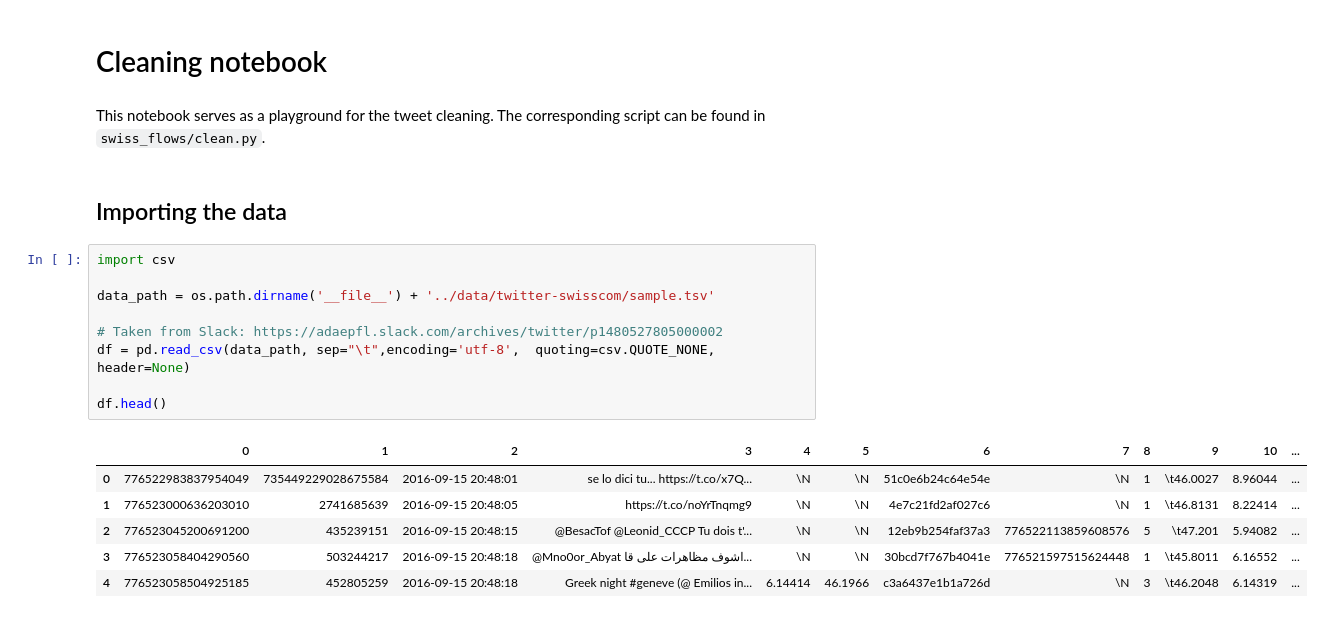
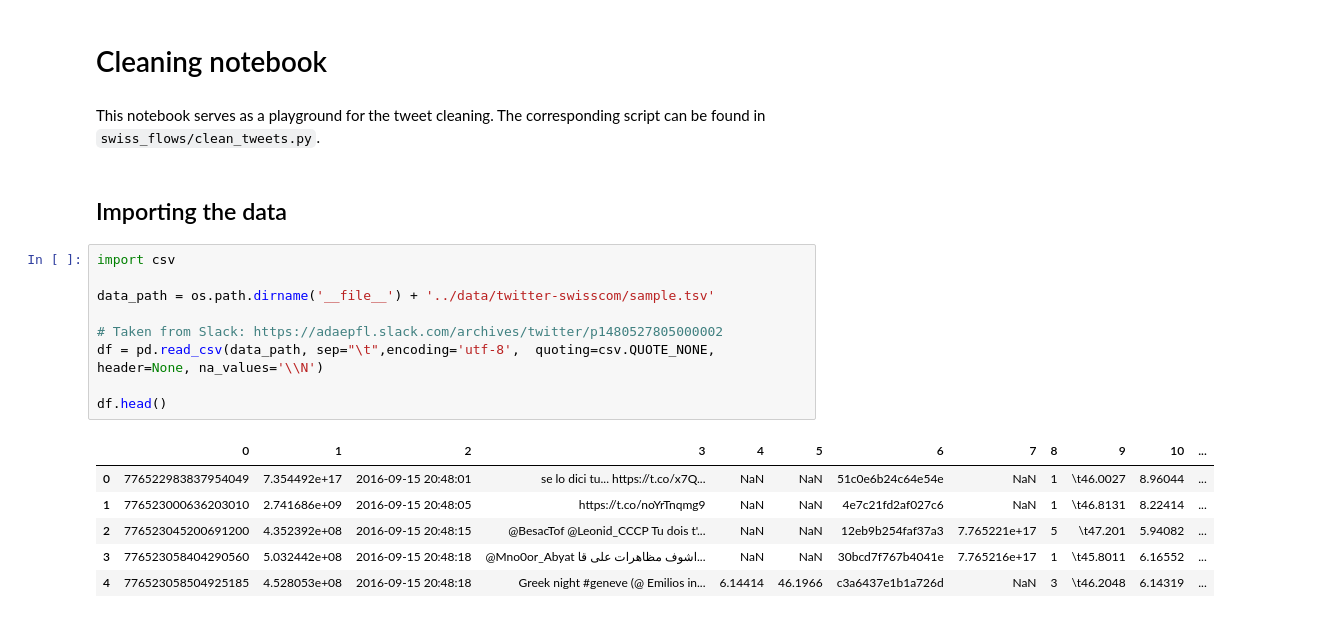
Before and after one commit to paulnicolet/ADA-Project, a Jupyter notebook: notebooks/cleaning.ipynb, the cells around one changed output. Drawn from its saved outputs; the diff is of its cells as text.

Commit message:
Correct cleaning notebook and create script

````diff
--- a/notebooks/cleaning.ipynb
+++ b/notebooks/cleaning.ipynb
@@ -5,22 +5,22 @@ import os
 # %% [markdown]
 # Cleaning notebook
 # %% [markdown]
-This notebook serves as a playground for the tweet cleaning. The corresponding script can be found in ```swiss_flows/clean.py```.
+This notebook serves as a playground for the tweet cleaning. The corresponding script can be found in ```swiss_flows/clean_tweets.py```.
 # %% [markdown]
 ## Importing the data
 # %%
 import csv
 
 data_path = os.path.dirname('__file__') + '../data/twitter-swisscom/sample.tsv'
 
 # Taken from Slack: https://adaepfl.slack.com/archives/twitter/p1480527805000002
-df = pd.read_csv(data_path, sep="\t",encoding='utf-8',  quoting=csv.QUOTE_NONE, header=None)
+df = pd.read_csv(data_path, sep="\t",encoding='utf-8',  quoting=csv.QUOTE_NONE, header=None, na_values='\\N')
 
 df.head()
 # %% [output]
 |  | 0 | 1 | 2 | 3 | 4 | 5 | 6 | 7 | 8 | 9 | 10 | ... |
-| 0 | 776522983837954049 | 735449229028675584 | 2016-09-15 20:48:01 | se lo dici tu... https://t.co/x7Q... | \N | \N | 51c0e6b24c64e54e | \N | 1 | \t46.0027 | 8.96044 | ... |
-| 1 | 776523000636203010 | 2741685639 | 2016-09-15 20:48:05 | https://t.co/noYrTnqmg9 | \N | \N | 4e7c21fd2af027c6 | \N | 1 | \t46.8131 | 8.22414 | ... |
-| 2 | 776523045200691200 | 435239151 | 2016-09-15 20:48:15 | @BesacTof @Leonid_CCCP Tu dois t'... | \N | \N | 12eb9b254faf37a3 | 776522113859608576 | 5 | \t47.201 | 5.94082 | ... |
-| 3 | 776523058404290560 | 503244217 | 2016-09-15 20:48:18 | @Mno0or_Abyat اشوف مظاهرات على قا... | \N | \N | 30bcd7f767b4041e | 776521597515624448 | 1 | \t45.8011 | 6.16552 | ... |
-| 4 | 776523058504925185 | 452805259 | 2016-09-15 20:48:18 | Greek night #geneve (@ Emilios in... | 6.14414 | 46.1966 | c3a6437e1b1a726d | \N | 3 | \t46.2048 | 6.14319 | ... |
+| 0 | 776522983837954049 | 7.354492e+17 | 2016-09-15 20:48:01 | se lo dici tu... https://t.co/x7Q... | NaN | NaN | 51c0e6b24c64e54e | NaN | 1 | \t46.0027 | 8.96044 | ... |
+| 1 | 776523000636203010 | 2.741686e+09 | 2016-09-15 20:48:05 | https://t.co/noYrTnqmg9 | NaN | NaN | 4e7c21fd2af027c6 | NaN | 1 | \t46.8131 | 8.22414 | ... |
+| 2 | 776523045200691200 | 4.352392e+08 | 2016-09-15 20:48:15 | @BesacTof @Leonid_CCCP Tu dois t'... | NaN | NaN | 12eb9b254faf37a3 | 7.765221e+17 | 5 | \t47.201 | 5.94082 | ... |
+| 3 | 776523058404290560 | 5.032442e+08 | 2016-09-15 20:48:18 | @Mno0or_Abyat اشوف مظاهرات على قا... | NaN | NaN | 30bcd7f767b4041e | 7.765216e+17 | 1 | \t45.8011 | 6.16552 | ... |
+| 4 | 776523058504925185 | 4.528053e+08 | 2016-09-15 20:48:18 | Greek night #geneve (@ Emilios in... | 6.14414 | 46.1966 | c3a6437e1b1a726d | NaN | 3 | \t46.2048 | 6.14319 | ... |
````
Also changed, not shown: parts of 12 cells of this notebook, 2 other files.
